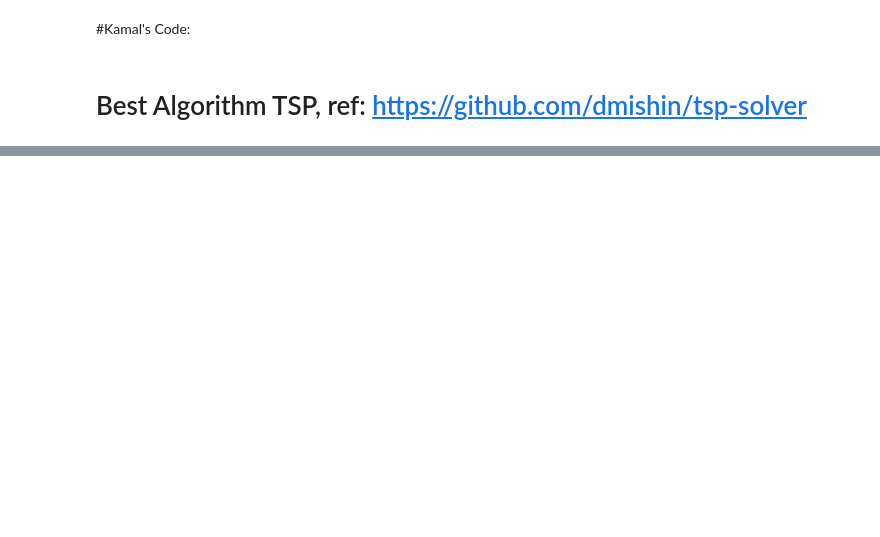
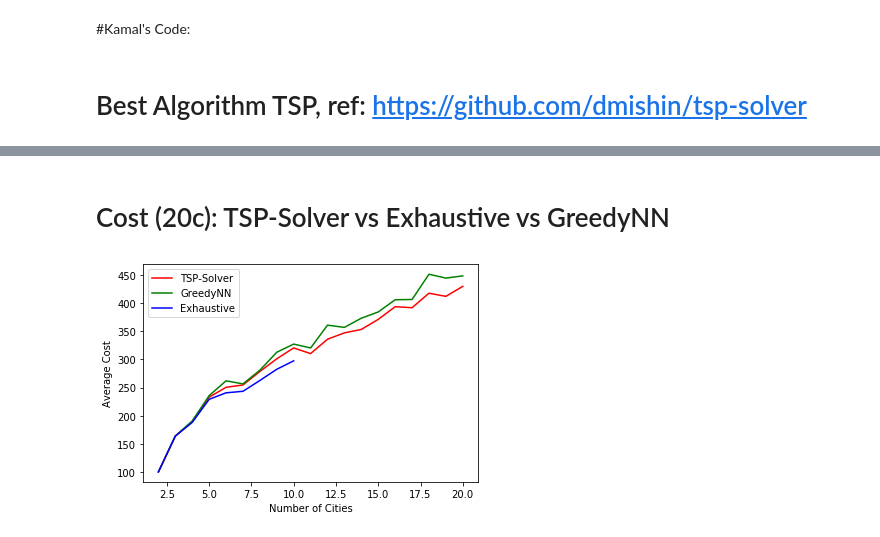
Before and after one commit to sareenv/Travelling-Sales-Man, a Jupyter notebook: visualization.ipynb, the cells around one changed output, grey strips where cells are left out. Saved outputs shown, nothing was run; the diff lists cells and outputs as text; code cells hidden in the pictures; blank space fills up the shorter version.

```diff
--- a/visualization.ipynb
+++ b/visualization.ipynb
@@ -299,0 +179,3 @@ plt.show()
+# %%
+sol3, cost3, time3 = get_solutions_costs_times(exhaustive_search, graphList, maxTime=3)
+filter_cost_exhaus, filter_time_exhaus = filter_costs_times(sol3, cost3, time3)
@@ -299,0 +206,12 @@ plt.show()
+# %% [markdown]
+# Cost (20c): TSP-Solver vs Exhaustive vs GreedyNN
+# %%
+plt.plot(range(2, 21) , filter_cost_tsp[:19], 'r', label="TSP-Solver")
+plt.plot(range(2, 21) , filter_cost_gnn[:19], 'g', label="GreedyNN")
+plt.plot(range(2, 11) , filter_cost_exhaus, 'b', label="Exhaustive")
+plt.xlabel("Number of Cities")
+plt.ylabel("Average Cost")
+plt.legend()
+plt.show()
+# %% [output]
+[figure, added]
```
Also changed, not shown: parts of 40 cells of this notebook.
